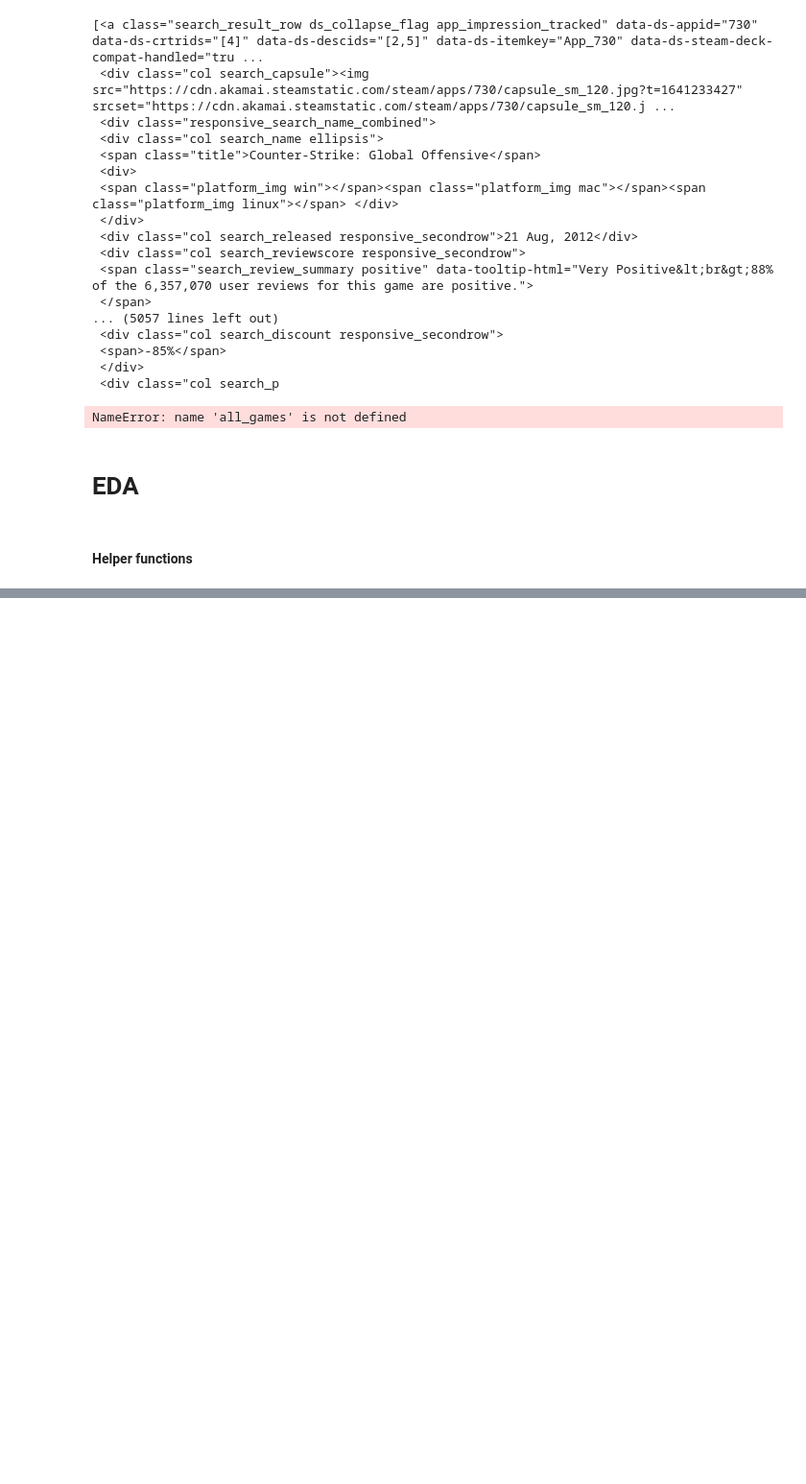
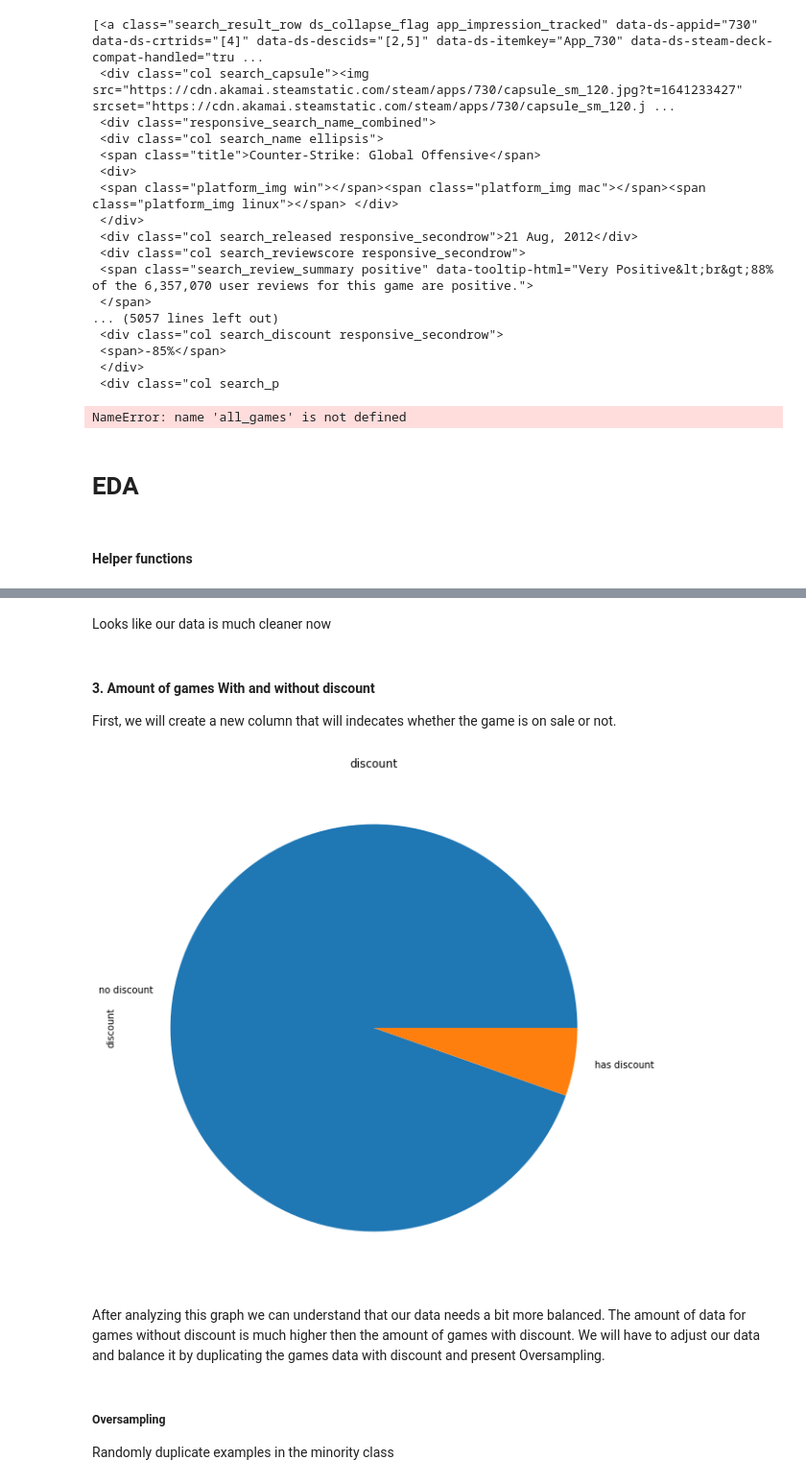
Before and after one commit to YuvalAvishid/Game_Discount_Predictor, a Jupyter notebook: Game_On_Sale.ipynb, the cells around one changed output, grey strips where cells are left out. Shown at 96% size. Drawn from its saved outputs; the diff is of its cells as text; code cells hidden in the pictures; blank space fills up the shorter version.

```diff
--- a/Game_On_Sale.ipynb
+++ b/Game_On_Sale.ipynb
@@ -659,8 +475,0 @@ First, we will create a new column that will indecates whether the game is on sa
-# %%
-def pie_chart_discount_investigation(df):
-    fig, axes = plt.subplots(1,1, figsize=(30,10))
-
-    sr_freq_directors = amount_of_discounts(df)
-    print (sr_freq_directors)
-
-    sr_freq_directors.plot(kind='pie', ax=axes, ylabel="discount")
@@ -716,0 +619,6 @@ Now we can see clearly that our data is balanced and ready for investigation
+# %%
+fig, axes = plt.subplots(1,2, figsize=(20, 30))
+
+pie_chart_release_year_investigation(new_df, fig, axes[0], "include outliers", True)
+print("---")
+pie_chart_release_year_investigation(df_no_outliers, fig, axes[1], "without outliers", True)
@@ -716,0 +644,31 @@ Now we can see clearly that our data is balanced and ready for investigation
+# %% [markdown]
+Looks like our data is much cleaner now
+# %%
+new_df = df_no_outliers
+# %% [markdown]
+#### 3. Amount of games With and without discount
+
+First, we will create a new column that will indecates whether the game is on sale or not.
+# %%
+def pie_chart_discount_investigation(df, fig, axes, title, show_data):
+
+    sr_freq_directors = amount_of_discounts(df)
+
+    if show_data:
+        print (title)
+        print (sr_freq_directors)
+
+    sr_freq_directors.plot(kind='pie', ax=axes, ylabel="discount", title=title)
+# %%
+fig, axes = plt.subplots(1,1, figsize=(20, 30))
+
+pie_chart_discount_investigation(new_df, fig, axes, "discount", False)
+# %% [output]
+[figure, added]
+# %% [markdown]
+After analyzing this graph we can understand that our data needs a bit more balanced.
+The amount of data for games without discount is much higher then the amount of games with discount.
+We will have to adjust our data and balance it by duplicating the games data with discount and present Oversampling.
+# %% [markdown]
+##### Oversampling
+Randomly duplicate examples in the minority class
```
Also changed, not shown: parts of 73 cells of this notebook.
